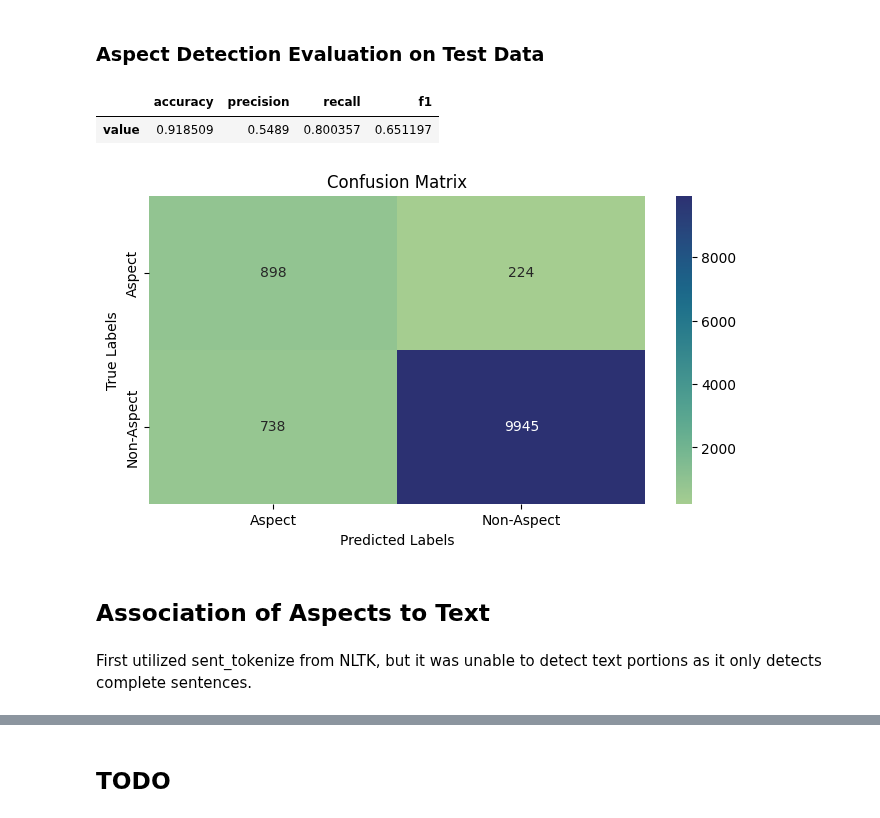
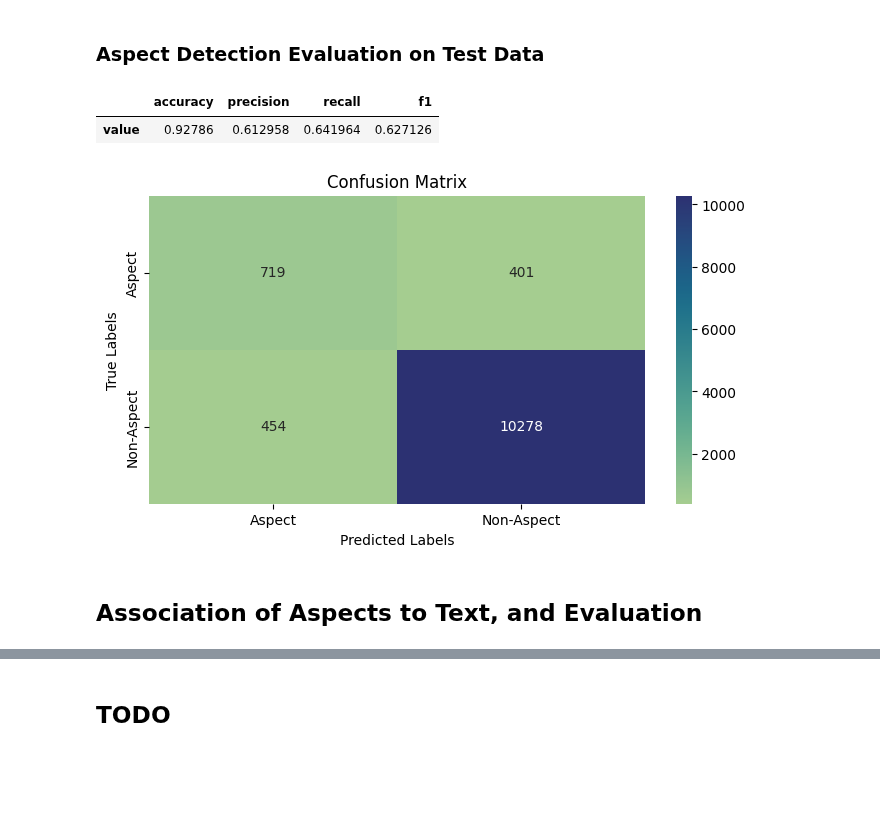
Before and after one commit to tabaraei/aspect-based-sentiment-analysis, a Jupyter notebook: ABSA.ipynb, the cells around one changed output, grey strips where cells are left out. Saved outputs shown, nothing was run; the diff lists cells and outputs as text; code cells hidden in the pictures; blank space fills up the shorter version.

```diff
--- a/ABSA.ipynb
+++ b/ABSA.ipynb
@@ -558,7 +569,7 @@ AD = AspectDetection(semeval_sentiment_analysis)
 # %% [markdown]
 It took `05:35:02` to run, giving `Best F1-Score: 0.531` with `Corresponding Aspect Threshold: 0.000395`
 # %%
-load_evaluations = True
+load_evaluations = False
 
 if load_evaluations:
     evaluations_df = joblib.load(f'{SAVE_DRIVE_PATH}/evaluations.pkl')
@@ -623,16 +634,14 @@ Shortened Candidate Aspects: {'pizza'}
 # %% [markdown]
 ### Aspect Detection Evaluation on Test Data
 # %%
-evaluation_metrics, confusion_matrix = AD.evaluate_aspect_detection(best_aspect_threshold, train_or_test='test')
+evaluation_metrics, cm = AD.evaluate_aspect_detection(best_aspect_threshold, train_or_test='test')
 pd.DataFrame([evaluation_metrics], index=['value'])
 # %% [output]
 |  | accuracy | precision | recall | f1 |
-| value | 0.918509 | 0.5489 | 0.800357 | 0.651197 |
+| value | 0.92786 | 0.612958 | 0.641964 | 0.627126 |
 # %%
-visualize.confusion_matrix(confusion_matrix, pred_labels=confusion_matrix.columns, true_labels=confusion_matrix.index)
+visualize.confusion_matrix(cm, pred_labels=cm.columns, true_labels=cm.index)
 # %% [output]
-[figure, old version]
+[figure, new version]
 # %% [markdown]
-## Association of Aspects to Text
+## Association of Aspects to Text, and Evaluation
-# %% [markdown]
-First utilized sent_tokenize from NLTK, but it was unable to detect text portions as it only detects complete sentences.
```
Also changed, not shown: parts of 20 cells of this notebook.
